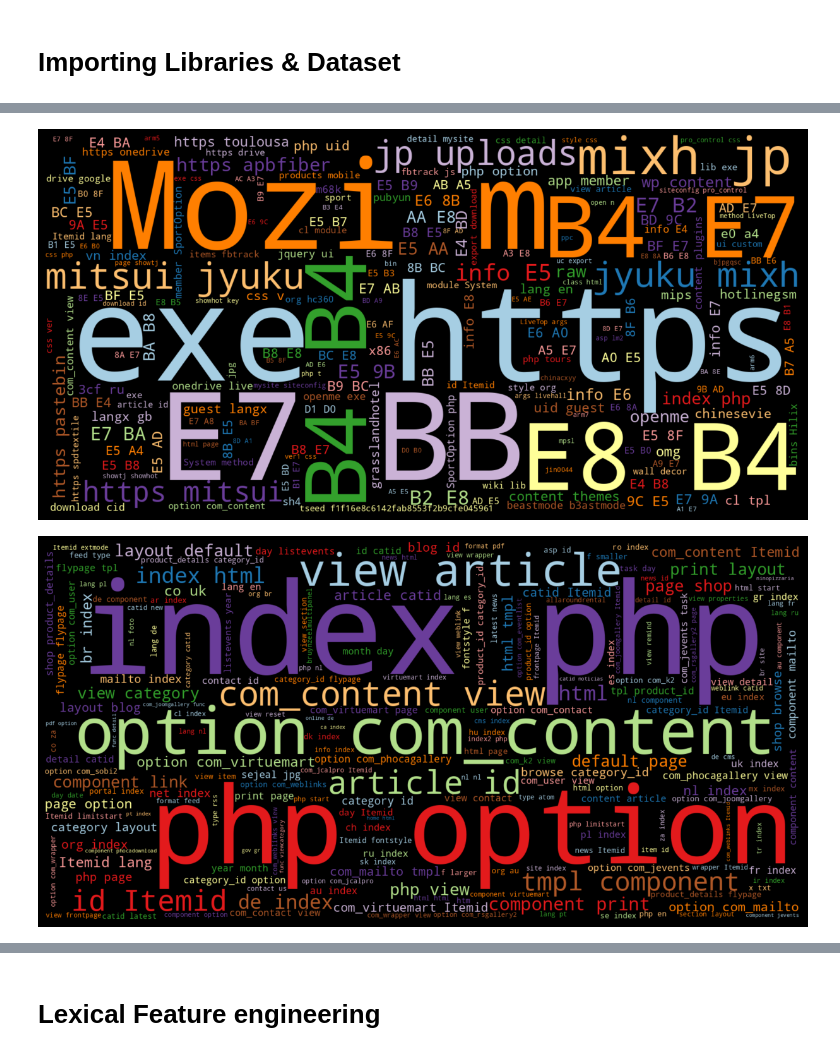
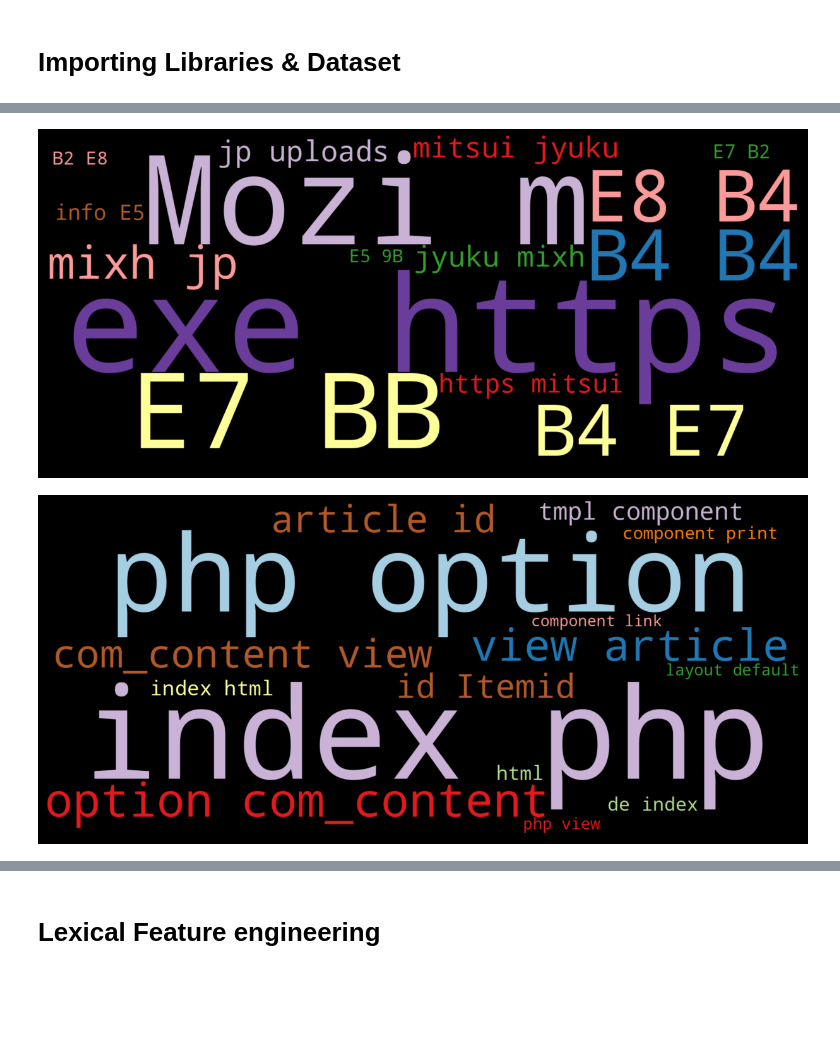
Before and after one commit to aamirigithub/AI4Cyber, a Jupyter notebook: AI4Cyber_Phishing.ipynb, the cells around one changed output, grey strips where cells are left out. Saved outputs shown, nothing was run; the diff lists cells and outputs as text; code cells hidden in the pictures; blank space fills up the shorter version.

```diff
--- a/AI4Cyber_Phishing.ipynb
+++ b/AI4Cyber_Phishing.ipynb
@@ -72,20 +87,22 @@ plt.show()
 # %%
+# Identify concentration of Malware URL
 malware_url = " ".join(i for i in df_malware.url)
-wordcloud = WordCloud(width=1600, height=800,colormap='Paired').generate(malware_url)
+wordcloud = WordCloud(background_color="black", max_words=15, width=1800, height=800,colormap='Paired').generate(malware_url)
 plt.figure( figsize=(12,14),facecolor='k')
 plt.imshow(wordcloud, interpolation='bilinear')
 plt.axis('off')
 plt.tight_layout(pad=0)
 plt.show()
 # %% [output]
-[figure, old version]
+[figure, new version]
 # %%
+# Identify concentration of Defacement URL
 deface_url = " ".join(i for i in df_deface.url)
-wordcloud = WordCloud(width=1600, height=800,colormap='Paired').generate(deface_url)
+wordcloud = WordCloud(background_color="black", max_words=15, width=1800, height=800,colormap='Paired').generate(deface_url)
 plt.figure( figsize=(12,14),facecolor='k')
 plt.imshow(wordcloud, interpolation='bilinear')
 plt.axis('off')
 plt.tight_layout(pad=0)
 plt.show()
 # %% [output]
-[figure, old version]
+[figure, new version]
```
Also changed, not shown: parts of 24 cells of this notebook.
